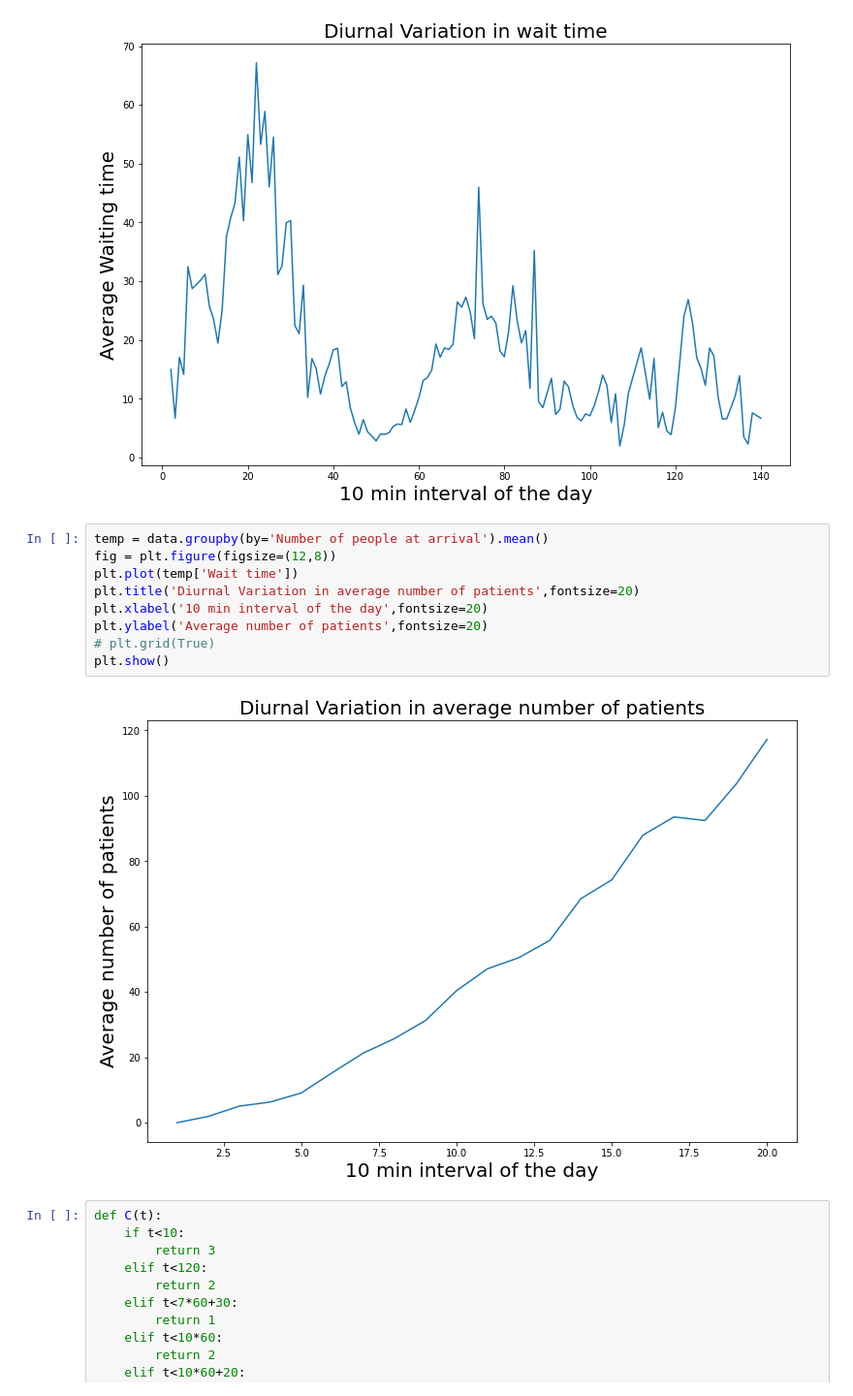
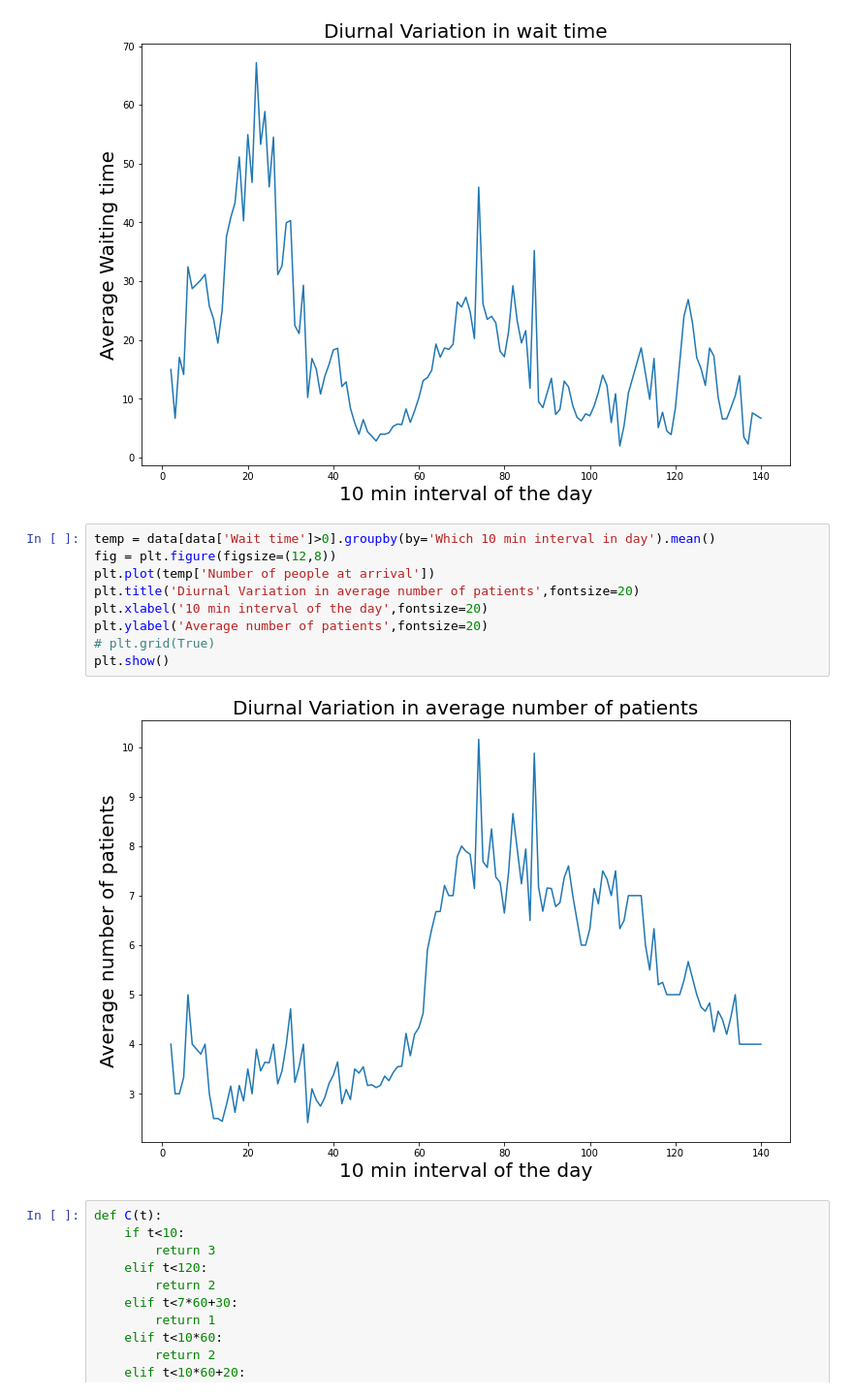
Before and after one commit to NixonZ/simulation, a Jupyter notebook: Linear_Model_for_ED_Wait.ipynb, the cells around one changed output. Shown at 97% size. Cells and saved outputs as stored; diff of their text form.

Commit message:
Corrected average number of patients

```diff
--- a/Linear_Model_for_ED_Wait.ipynb
+++ b/Linear_Model_for_ED_Wait.ipynb
@@ -35,16 +35,16 @@ plt.show()
 # %% [output]
 [figure]
 # %%
-temp = data.groupby(by='Number of people at arrival').mean()
+temp = data[data['Wait time']>0].groupby(by='Which 10 min interval in day').mean()
 fig = plt.figure(figsize=(12,8))
-plt.plot(temp['Wait time'])
+plt.plot(temp['Number of people at arrival'])
 plt.title('Diurnal Variation in average number of patients',fontsize=20)
 plt.xlabel('10 min interval of the day',fontsize=20)
 plt.ylabel('Average number of patients',fontsize=20)
 # plt.grid(True)
 plt.show()
 # %% [output]
-[figure, old version]
+[figure, new version]
 # %%
 def C(t):
     if t<10:
```
